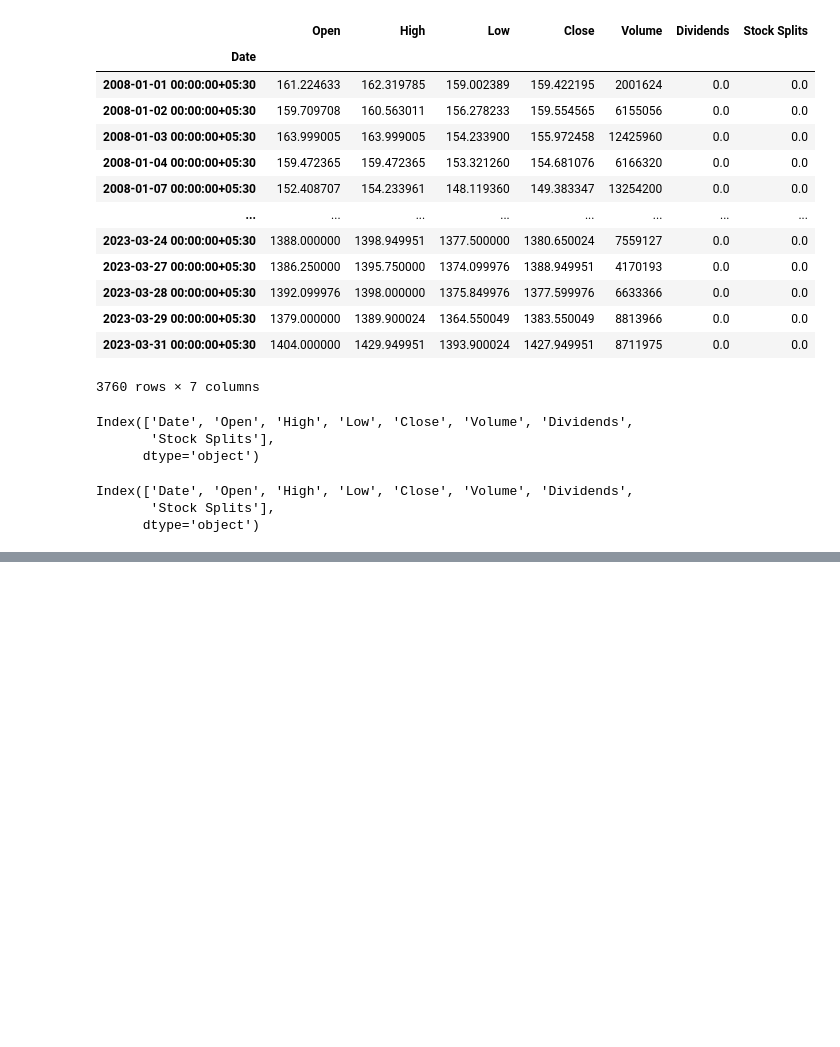
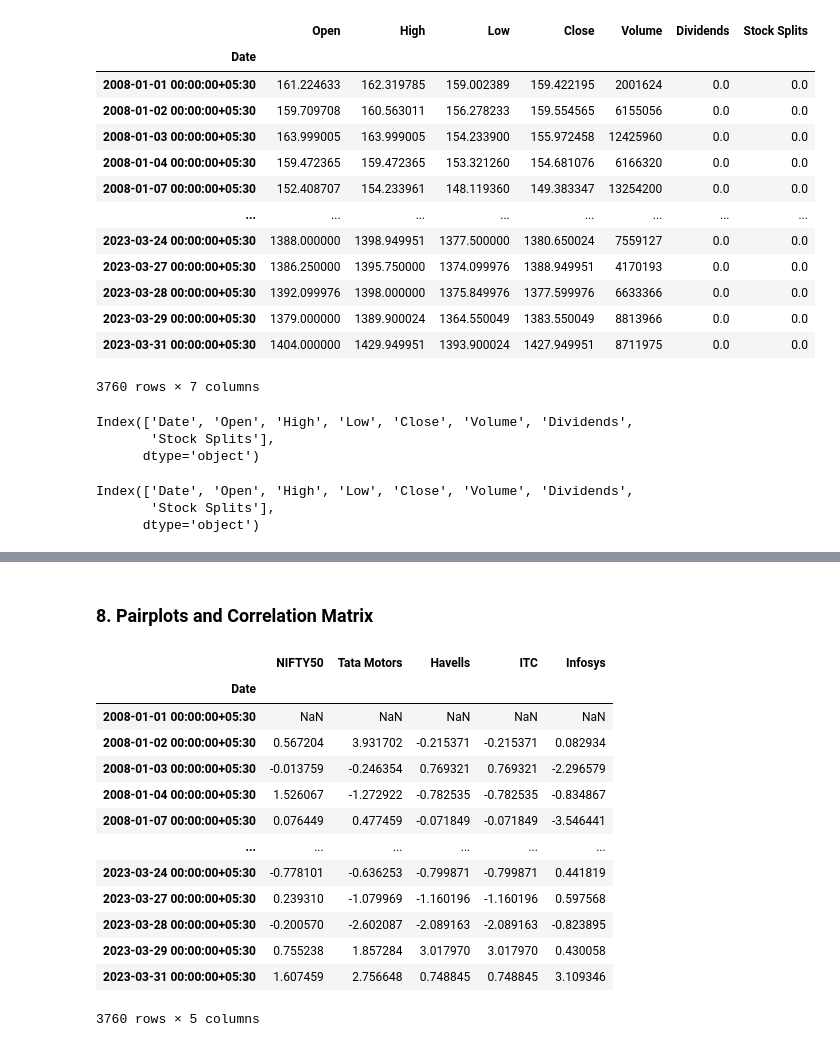
Before and after one commit to manishkr1754/Data_Science_for_Financial_Markets, a Jupyter notebook: Data Science for Financial Markets-yfinance.ipynb, the cells around one changed output, grey strips where cells are left out. Saved outputs shown, nothing was run; the diff lists cells and outputs as text; code cells hidden in the pictures; blank space fills up the shorter version.

```diff
--- a/Data Science for Financial Markets-yfinance.ipynb
+++ b/Data Science for Financial Markets-yfinance.ipynb
@@ -564,0 +737,2 @@ Infosys Daily Returns Plot:
+# %% [markdown]
+### 8. Pairplots and Correlation Matrix
@@ -564,0 +741,20 @@ Infosys Daily Returns Plot:
+# %%
+all_stocks_daily_returns_df = pd.concat([nifty50_returns,tata_motors_returns,havells_returns,itc_returns,infosys_returns], join = 'outer', axis=1)
+all_stocks_daily_returns_df.columns = ['NIFTY50','Tata Motors','Havells','ITC','Infosys']
+
+all_stocks_daily_returns_df
+# %% [output]
+|  | NIFTY50 | Tata Motors | Havells | ITC | Infosys |
+| Date |  |  |  |  |  |
+| 2008-01-01 00:00:00+05:30 | NaN | NaN | NaN | NaN | NaN |
+| 2008-01-02 00:00:00+05:30 | 0.567204 | 3.931702 | -0.215371 | -0.215371 | 0.082934 |
+| 2008-01-03 00:00:00+05:30 | -0.013759 | -0.246354 | 0.769321 | 0.769321 | -2.296579 |
+| 2008-01-04 00:00:00+05:30 | 1.526067 | -1.272922 | -0.782535 | -0.782535 | -0.834867 |
+| 2008-01-07 00:00:00+05:30 | 0.076449 | 0.477459 | -0.071849 | -0.071849 | -3.546441 |
+| ... | ... | ... | ... | ... | ... |
+| 2023-03-24 00:00:00+05:30 | -0.778101 | -0.636253 | -0.799871 | -0.799871 | 0.441819 |
+| 2023-03-27 00:00:00+05:30 | 0.239310 | -1.079969 | -1.160196 | -1.160196 | 0.597568 |
+| 2023-03-28 00:00:00+05:30 | -0.200570 | -2.602087 | -2.089163 | -2.089163 | -0.823895 |
+| 2023-03-29 00:00:00+05:30 | 0.755238 | 1.857284 | 3.017970 | 3.017970 | 0.430058 |
+| 2023-03-31 00:00:00+05:30 | 1.607459 | 2.756648 | 0.748845 | 0.748845 | 3.109346 |
+3760 rows × 5 columns
```
Also changed, not shown: parts of 60 cells of this notebook.
